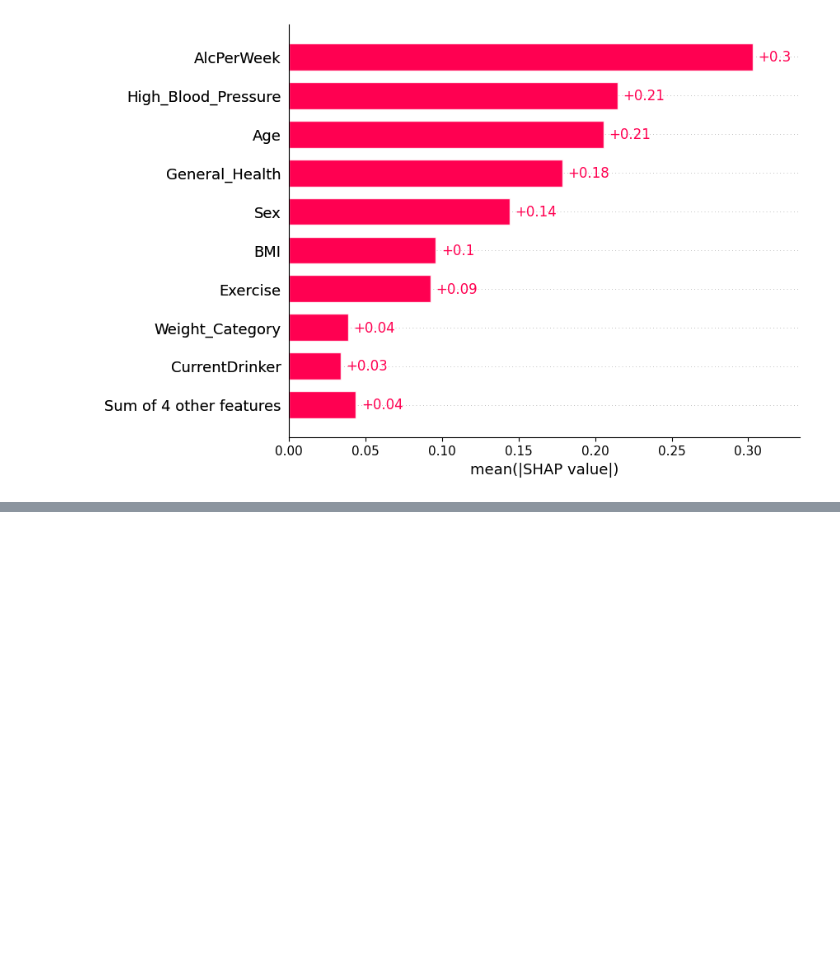
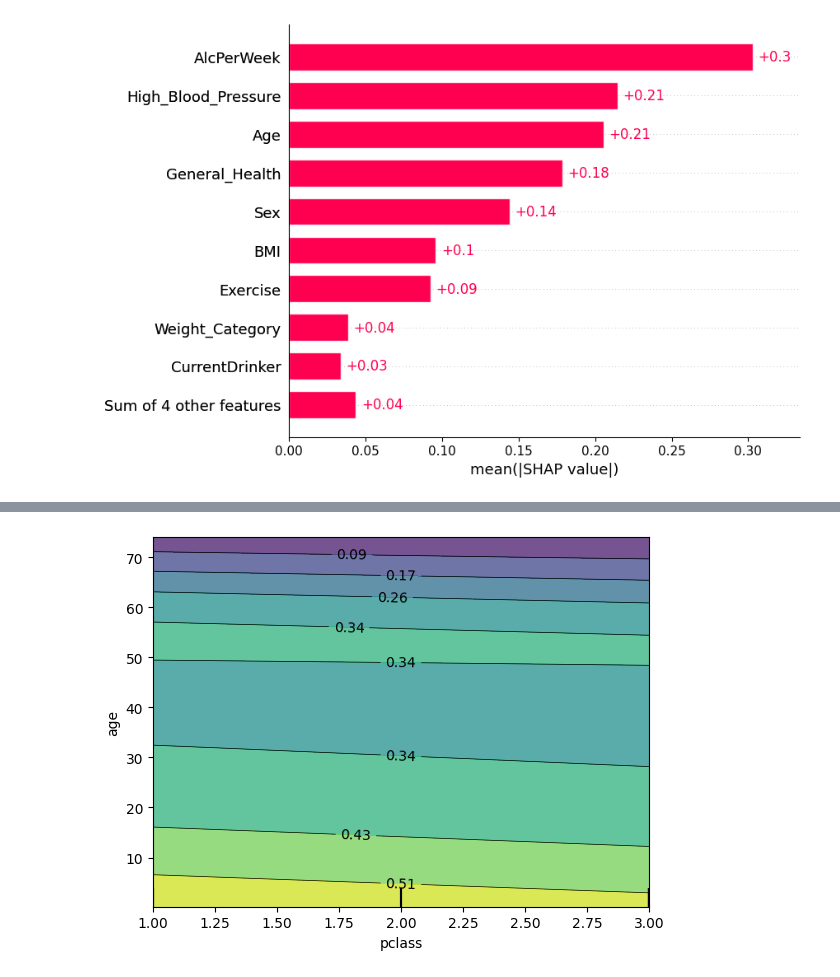
Before and after one commit to akleinau/Finch, a Jupyter notebook: notebooks/traditional_way.ipynb, the cells around one changed output, grey strips where cells are left out. Cells and saved outputs as stored; diff of their text form; code cells hidden in the pictures; blank space fills up the shorter version.

```diff
--- a/notebooks/traditional_way.ipynb
+++ b/notebooks/traditional_way.ipynb
@@ -40,0 +71,4 @@ shap.plots.bar(global_expl)
+# %%
+pdp = PartialDependenceDisplay.from_estimator(nn, X_train, [("pclass", "age")])
+# %% [output]
+[figure, added]
```
Also changed, not shown: parts of 9 cells of this notebook, 2 other files.
